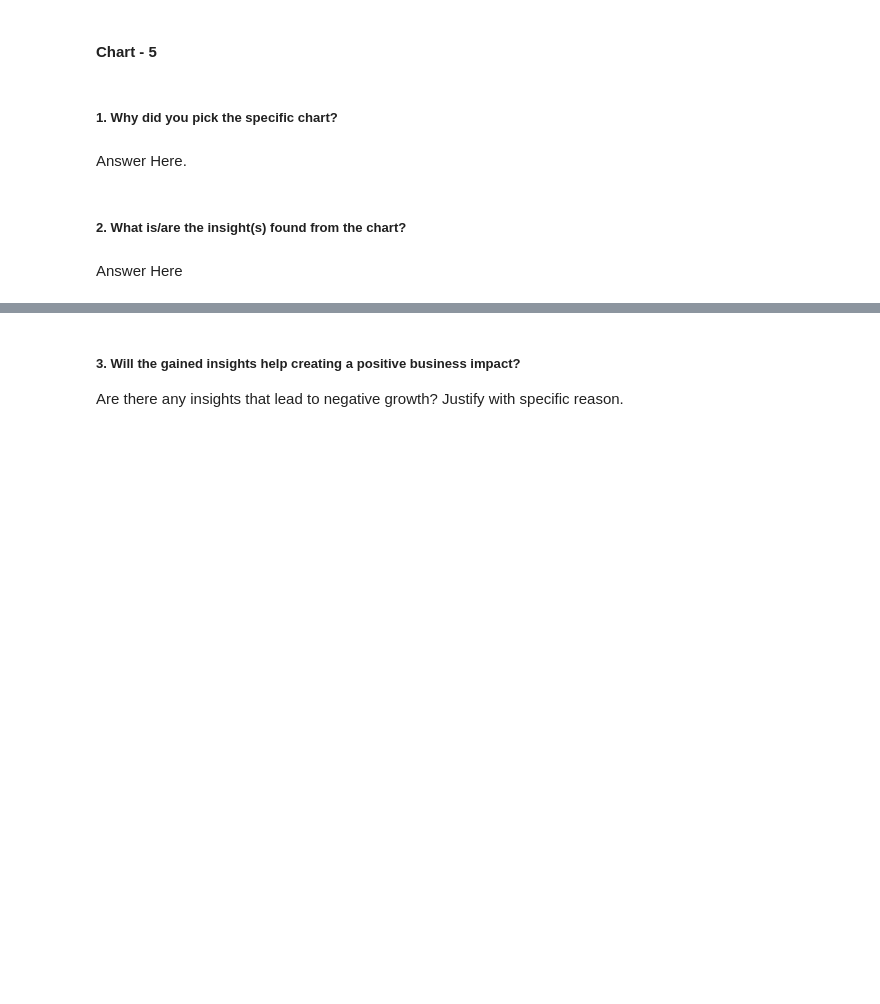
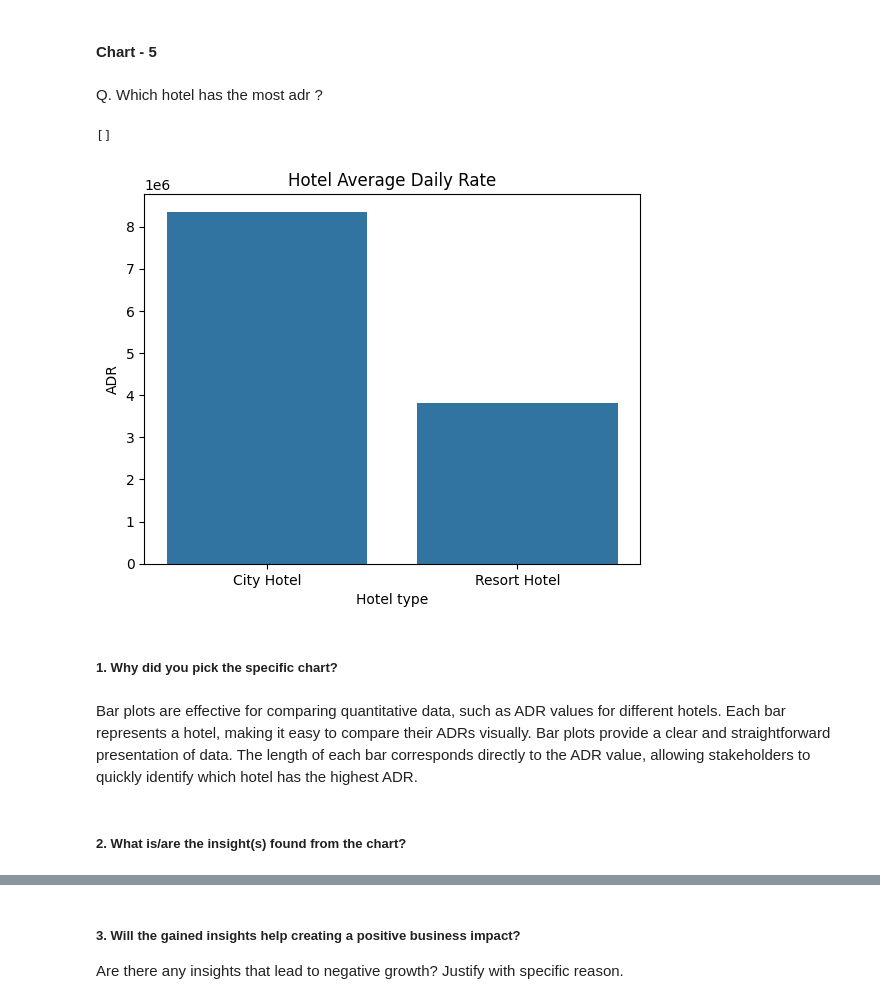
Before and after one commit to aayush-sharmaa/Hotel-Booking-Analysis, a Jupyter notebook: Hotel_Booking_Analysis.ipynb, the cells around one changed output, grey strips where cells are left out. Cells and saved outputs as stored; diff of their text form; code cells hidden in the pictures; blank space fills up the shorter version.

```diff
--- a/Hotel_Booking_Analysis.ipynb
+++ b/Hotel_Booking_Analysis.ipynb
@@ -544,8 +692,20 @@ Answer Here
+# %% [markdown]
+Q. Which hotel has the most adr ?
+# %%
+# Chart - 5 visualization code
+adr = df.groupby('hotel')['adr'].sum()
+adr = adr.sort_values(ascending = False)
+sns.barplot(x = adr.index, y = adr.values)
+plt.xlabel('Hotel type')
+plt.ylabel('ADR')
+plt.title('Hotel Average Daily Rate')
+plt.plot()
+# %% [output]
+[]
+[figure, added]
 # %% [markdown]
 ##### 1. Why did you pick the specific chart?
-# %% [markdown]
-Answer Here.
+# %% [markdown]
+Bar plots are effective for comparing quantitative data, such as ADR values for different hotels. Each bar represents a hotel, making it easy to compare their ADRs visually. Bar plots provide a clear and straightforward presentation of data. The length of each bar corresponds directly to the ADR value, allowing stakeholders to quickly identify which hotel has the highest ADR.
 # %% [markdown]
 ##### 2. What is/are the insight(s) found from the chart?
-# %% [markdown]
-Answer Here
```
Also changed, not shown: parts of 128 cells of this notebook.
